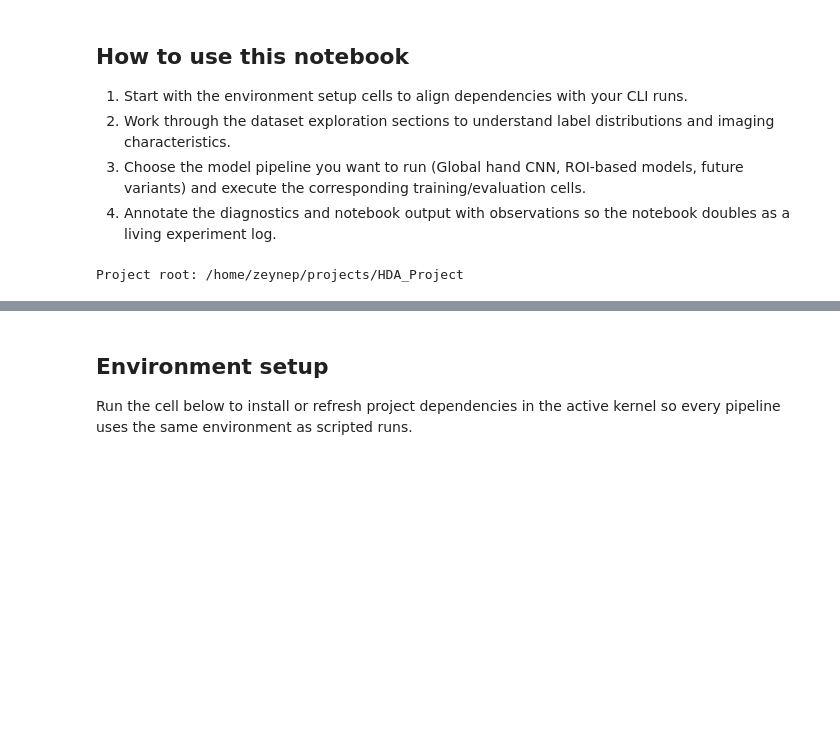
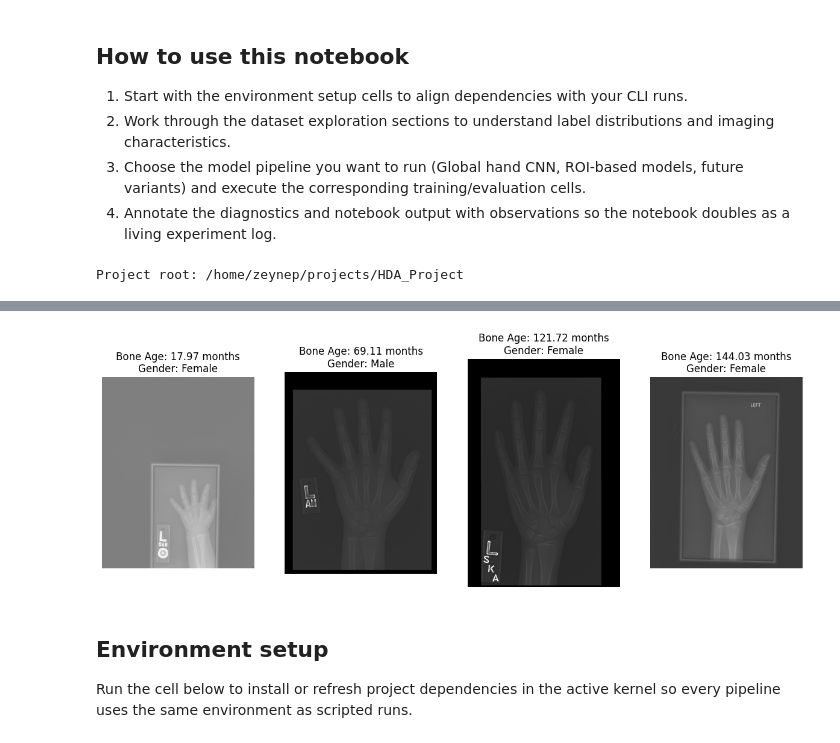
Before and after one commit to ztutar/HDA_Project, a Jupyter notebook: BoneAgePrediction.ipynb, the cells around one changed output, grey strips where cells are left out. Cells and saved outputs as stored; diff of their text form; code cells hidden in the pictures; blank space fills up the shorter version.

```diff
--- a/BoneAgePrediction.ipynb
+++ b/BoneAgePrediction.ipynb
@@ -32,0 +34,18 @@ Project root: /home/zeynep/projects/HDA_Project
+# %%
+from pathlib import Path
+import shutil
+import os
+import kagglehub
+
+os.environ["KAGGLEHUB_CACHE"] = str(Path("data/raw"))
+root = Path(kagglehub.dataset_download("ipythonx/rsna-bone-age",))
+dest = Path("data/raw")
+
+for item in root.iterdir():
+   if item.name == "1.complete":
+      continue
+   target = dest / item.name
+   if item.is_dir():
+      shutil.copytree(item, target, dirs_exist_ok=True)
+   else:
+      shutil.copy2(item, target)
@@ -33,3 +55,39 @@ Project root: /home/zeynep/projects/HDA_Project
+# %%
+from pathlib import Path
+import kagglehub
+import pandas as pd
+import matplotlib.pyplot as plt
+import cv2
+
+
+def get_rsna_dataset(force_download=False) -> dict[str, Path]:
+   root = Path(kagglehub.dataset_download("ipythonx/rsna-bone-age", force_download=force_download))
+   return {
+      "root": root,
+      "train": root / "RSNA_train/images",
+      "val": root / "RSNA_val/images",
+      "test": root / "RSNA_test/images",
+   }
+
+paths = get_rsna_dataset()
+test_dir = Path(paths["test"])
+test_csv_dir = Path("data/metadata/test.csv")
+test_metadata = pd.read_csv(test_csv_dir)
+test_metadata.head()
+
+sample_metadata = test_metadata.sample(4)
+plt.figure(figsize=(15, 5))
+for i, (idx, row) in enumerate(sample_metadata.iterrows()):
+   image_id = row['Image ID']
+   image_path = os.path.join(test_dir, f'{image_id}.png')
+   image = cv2.imread(image_path, cv2.IMREAD_GRAYSCALE)
+   plt.subplot(1, 4, i + 1)
+   plt.imshow(image.squeeze(), cmap='gray')
+   plt.title(f"Bone Age: {row['Bone Age (months)']} months\nGender: {'Male' if row['male'] else 'Female'}")
+   plt.axis('off')
+plt.show()
+# %% [output]
+[figure, added]
 # %% [markdown]
 ## Environment setup
 Run the cell below to install or refresh project dependencies in the active kernel so every pipeline uses the same environment as scripted runs.
```
Also changed, not shown: parts of 5 cells of this notebook, 22 other files.
